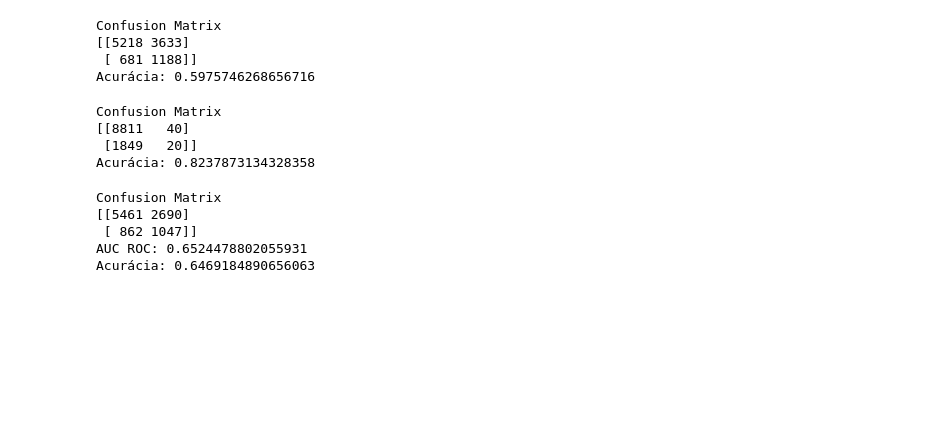
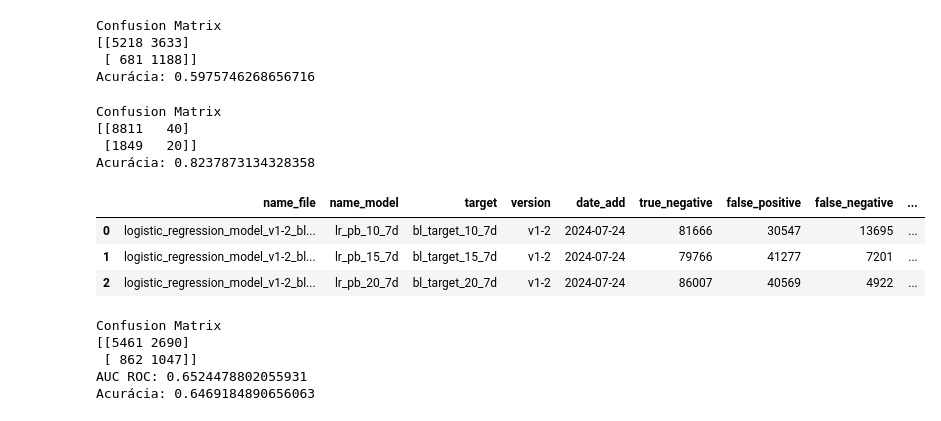
Before and after one commit to ViniciusRaphael/crypto_technical_analysis, a Jupyter notebook: models/notebooks/preprocessing.ipynb, the cells around one changed output. Cells and saved outputs as stored; diff of their text form; code cells hidden in the pictures; blank space fills up the shorter version.

Commit message:
build log models update

```diff
--- a/models/notebooks/preprocessing.ipynb
+++ b/models/notebooks/preprocessing.ipynb
@@ -332,6 +332,14 @@ def build_log_model(name_model, eval_model_tuple, version):
     df.to_csv(f'D:/Github/Forked/crypto_technical_analysis/models/accuracy/log_models.csv', mode='a', index=False, header=False)
 
     return df
+# %%
+import pandas as pd
+pd.read_csv(f'D:/Github/Forked/crypto_technical_analysis/models/accuracy/log_models.csv')
+# %% [output]
+|  | name_file | name_model | target | version | date_add | true_negative | false_positive | false_negative | ... |
+| 0 | logistic_regression_model_v1-2_bl... | lr_pb_10_7d | bl_target_10_7d | v1-2 | 2024-07-24 | 81666 | 30547 | 13695 | ... |
+| 1 | logistic_regression_model_v1-2_bl... | lr_pb_15_7d | bl_target_15_7d | v1-2 | 2024-07-24 | 79766 | 41277 | 7201 | ... |
+| 2 | logistic_regression_model_v1-2_bl... | lr_pb_20_7d | bl_target_20_7d | v1-2 | 2024-07-24 | 86007 | 40569 | 4922 | ... |
 # %%
 build_log_model('test2', eval_model(clf, X_test, y_test), 'v0')
 # %% [output]
```
Also changed, not shown: 2 other files.
